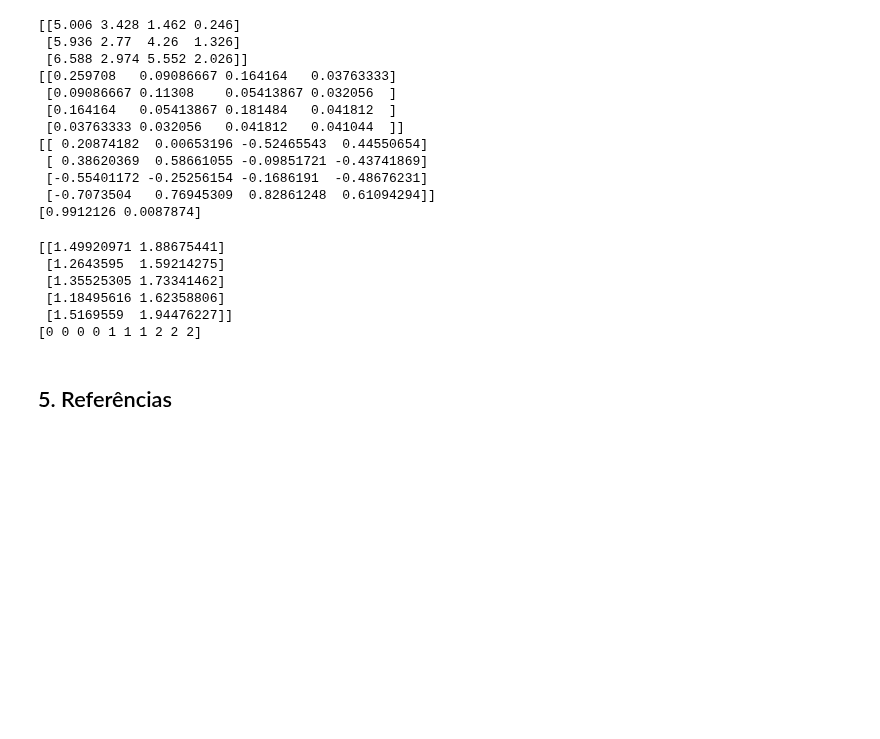
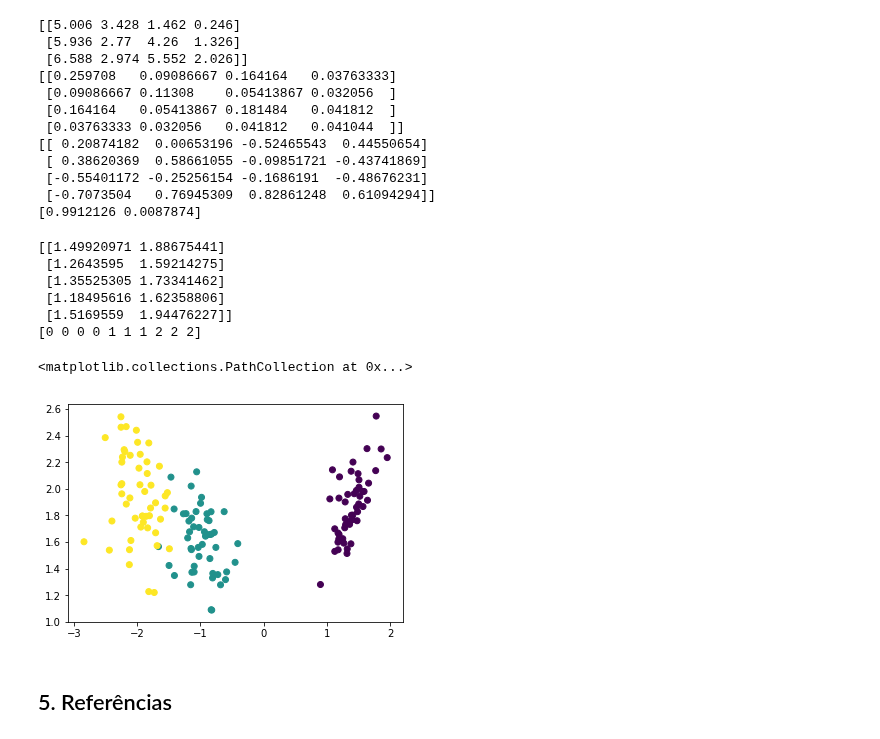
Before and after one commit to arnaldog12/Machine_Learning, a Jupyter notebook: LDA.ipynb, the cells around one changed output. Drawn from its saved outputs; the diff is of its cells as text; code cells hidden in the pictures; blank space fills up the shorter version.

```diff
--- a/LDA.ipynb
+++ b/LDA.ipynb
@@ -286,6 +291,11 @@ print(y_pred_sk)
  [1.18495616 1.62358806]
  [1.5169559  1.94476227]]
 [0 0 0 0 1 1 1 2 2 2]
+# %%
+plt.scatter(x_proj_sk[:, 0], x_proj_sk[:, 1], c=y)
+# %% [output]
+<matplotlib.collections.PathCollection at 0x...>
+[figure, added]
 # %% [markdown]
 ## 5. Referências
 # %% [markdown]
```
Also changed, not shown: parts of 1 cell of this notebook.
